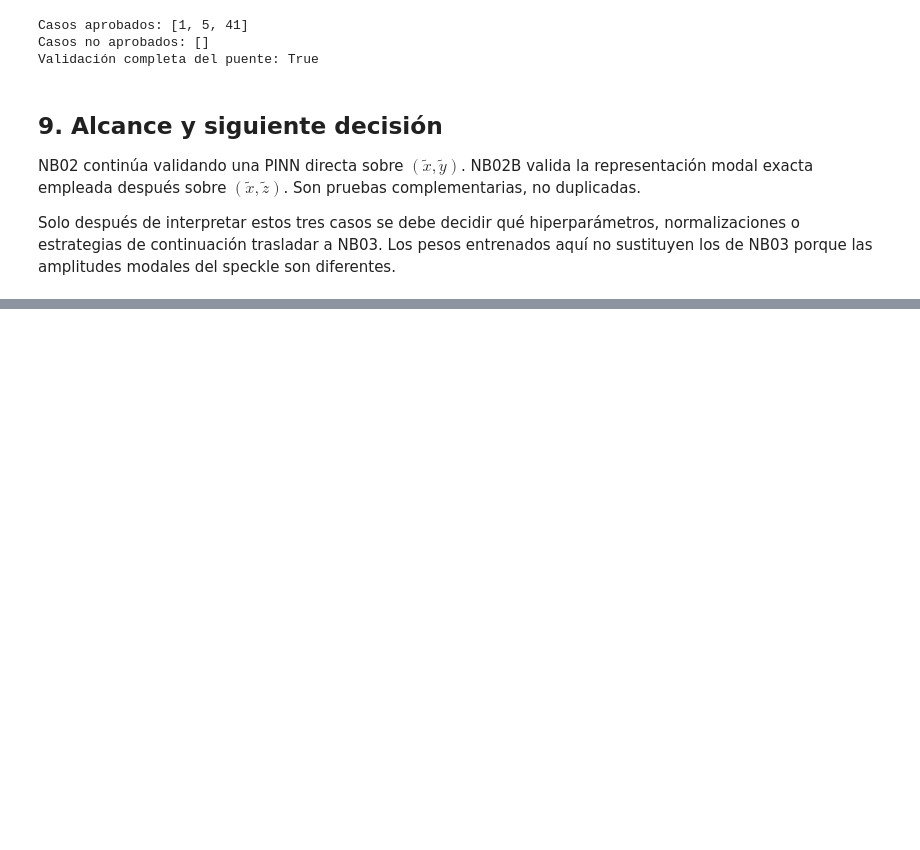
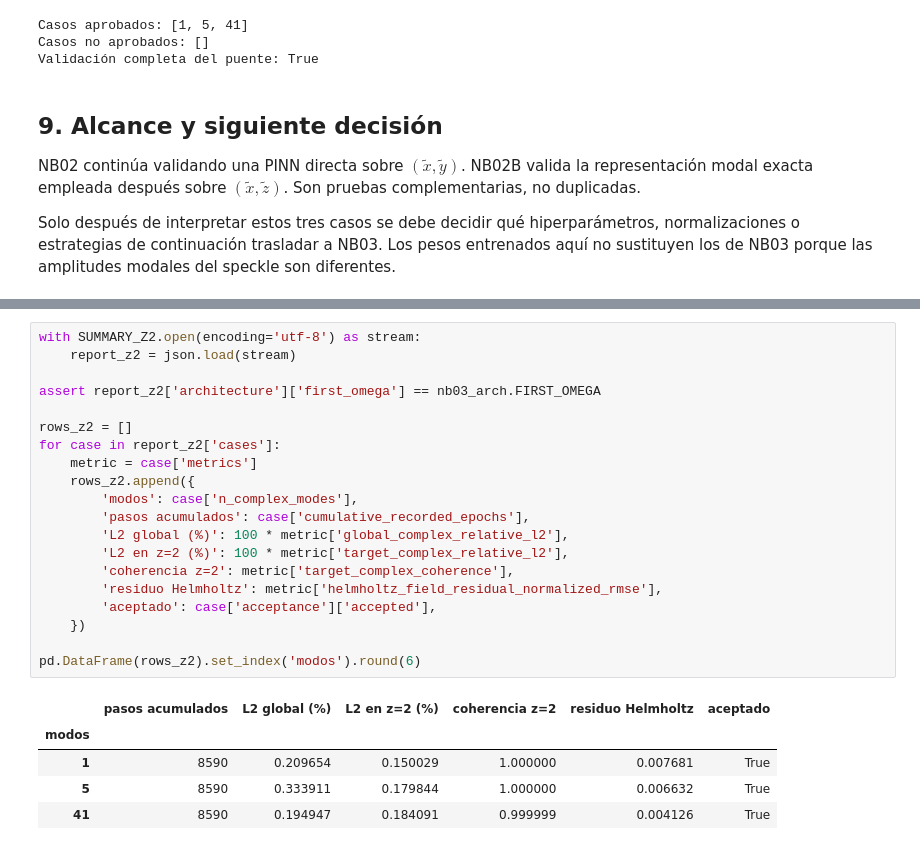
Before and after one commit to RobertoEstradah/pinn_speckle, a Jupyter notebook: notebooks/02b_validacion_puente_arquitectura_modal_nb03.ipynb, the cells around one changed output, grey strips where cells are left out. Cells and saved outputs as stored; diff of their text form; blank space fills up the shorter version.

```diff
--- a/notebooks/02b_validacion_puente_arquitectura_modal_nb03.ipynb
+++ b/notebooks/02b_validacion_puente_arquitectura_modal_nb03.ipynb
@@ -288,0 +317,26 @@ Solo después de interpretar estos tres casos se debe decidir qué hiperparámet
+# %%
+with SUMMARY_Z2.open(encoding='utf-8') as stream:
+    report_z2 = json.load(stream)
+
+assert report_z2['architecture']['first_omega'] == nb03_arch.FIRST_OMEGA
+
+rows_z2 = []
+for case in report_z2['cases']:
+    metric = case['metrics']
+    rows_z2.append({
+        'modos': case['n_complex_modes'],
+        'pasos acumulados': case['cumulative_recorded_epochs'],
+        'L2 global (%)': 100 * metric['global_complex_relative_l2'],
+        'L2 en z=2 (%)': 100 * metric['target_complex_relative_l2'],
+        'coherencia z=2': metric['target_complex_coherence'],
+        'residuo Helmholtz': metric['helmholtz_field_residual_normalized_rmse'],
+        'aceptado': case['acceptance']['accepted'],
+    })
+
+pd.DataFrame(rows_z2).set_index('modos').round(6)
+# %% [output]
+|  | pasos acumulados | L2 global (%) | L2 en z=2 (%) | coherencia z=2 | residuo Helmholtz | aceptado |
+| modos |  |  |  |  |  |  |
+| 1 | 8590 | 0.209654 | 0.150029 | 1.000000 | 0.007681 | True |
+| 5 | 8590 | 0.333911 | 0.179844 | 1.000000 | 0.006632 | True |
+| 41 | 8590 | 0.194947 | 0.184091 | 0.999999 | 0.004126 | True |
```
Also changed, not shown: parts of 4 cells of this notebook, 24 other files.
